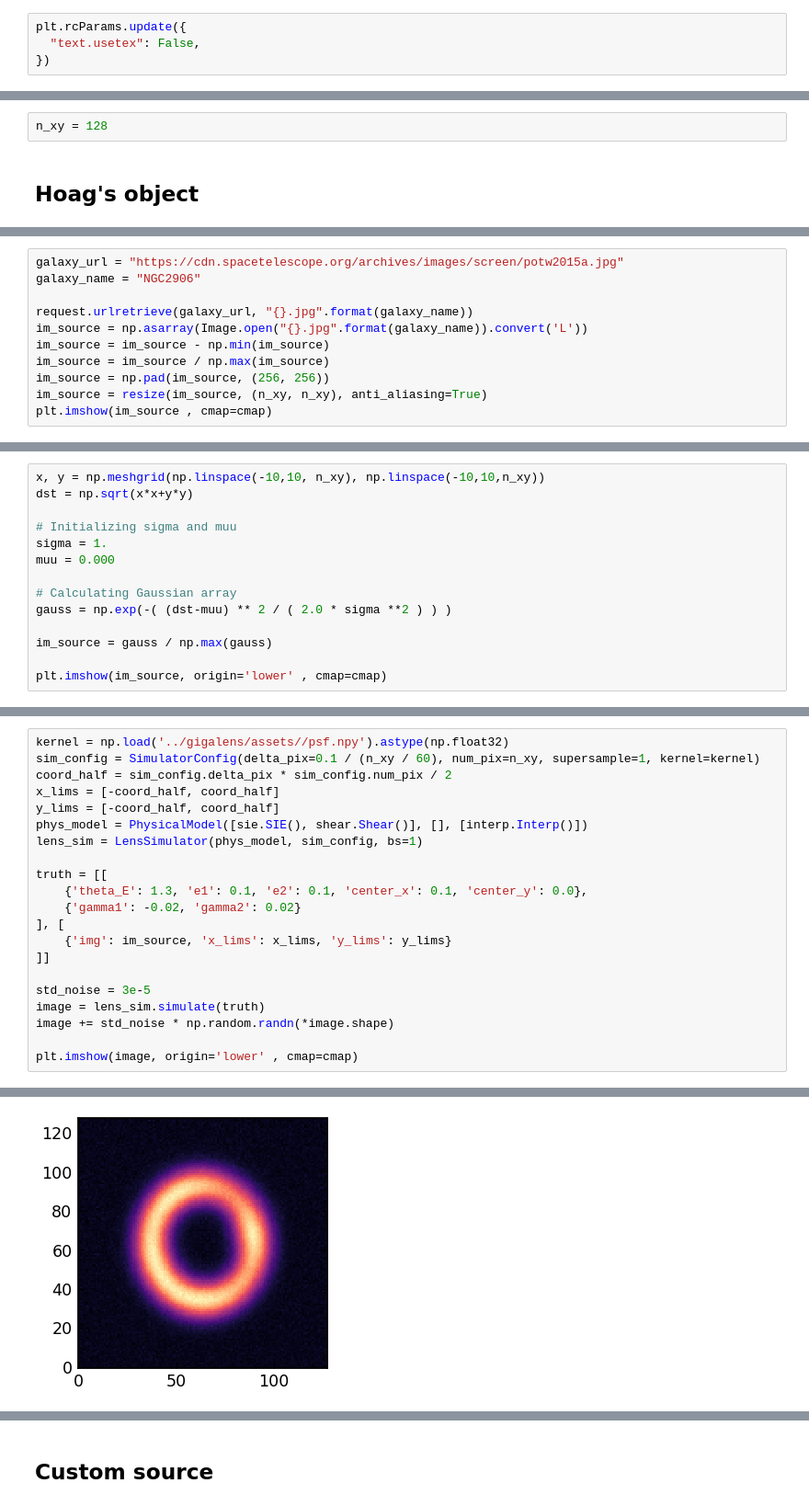
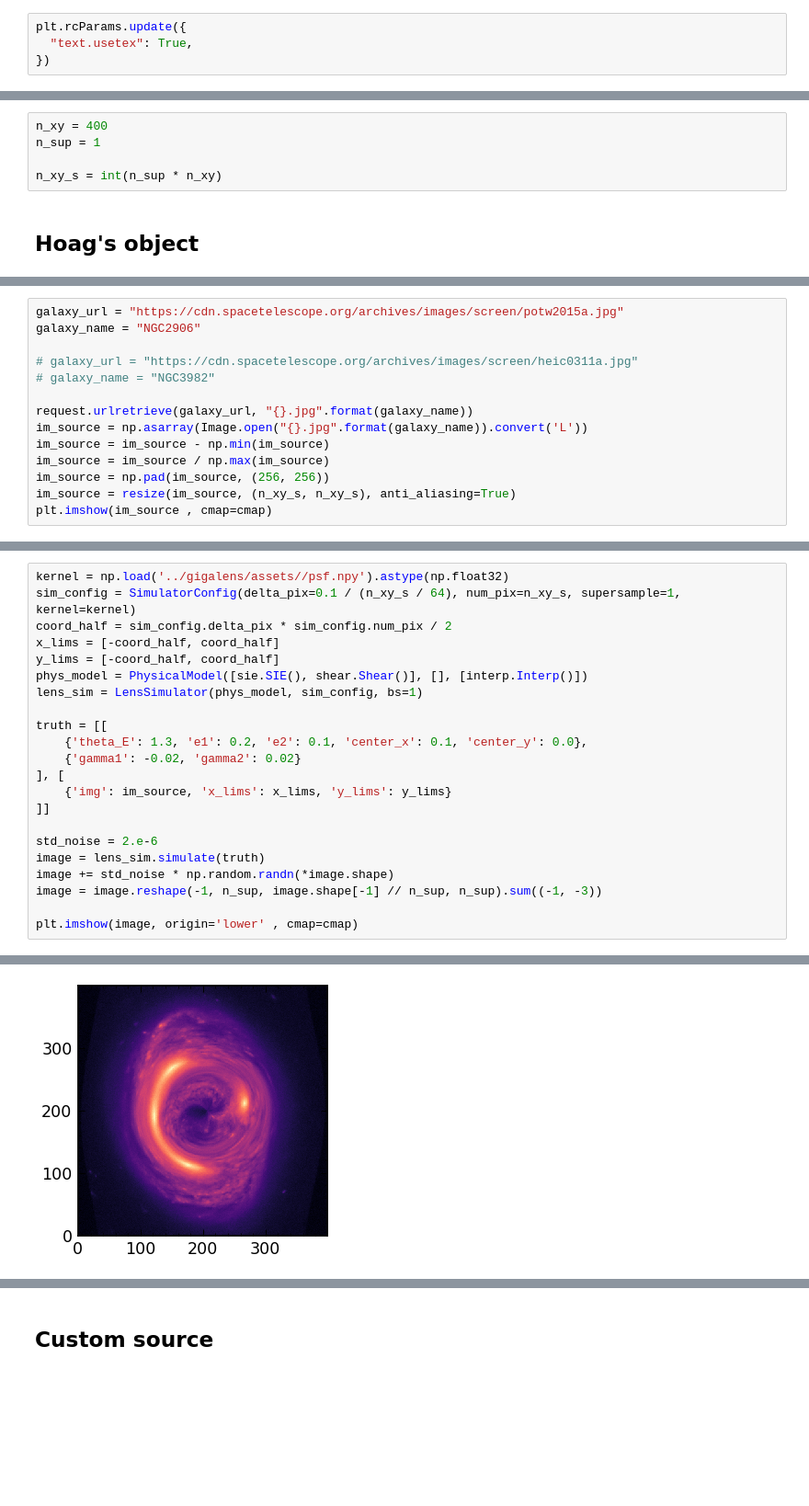
Before and after one commit to smsharma/lensing-neural-fields, a Jupyter notebook: notebooks/nerf_probabilistic_gigalens.ipynb, the cells around one changed output, grey strips where cells are left out. Shown at 92% size. Saved outputs shown, nothing was run; the diff lists cells and outputs as text; blank space fills up the shorter version.

```diff
--- a/notebooks/nerf_probabilistic_gigalens.ipynb
+++ b/notebooks/nerf_probabilistic_gigalens.ipynb
@@ -101,12 +67,15 @@ from gigalens.jax.profiles.light import sersic, interp
 from gigalens.jax.profiles.mass import epl, shear, sie
 # %%
 plt.rcParams.update({
-  "text.usetex": False,
+  "text.usetex": True,
 })
 # %%
 cmap = 'magma'
 # %%
-n_xy = 128
+n_xy = 400
+n_sup = 1
+
+n_xy_s = int(n_sup * n_xy)
 # %% [markdown]
 ## Hoag's object
 # %%
@@ -126,13 +91,16 @@ WARNING:matplotlib.font_manager:findfont: Font family ['serif'] not found. Falli
 # %%
 galaxy_url = "https://cdn.spacetelescope.org/archives/images/screen/potw2015a.jpg"
 galaxy_name = "NGC2906"
+
+# galaxy_url = "https://cdn.spacetelescope.org/archives/images/screen/heic0311a.jpg"
+# galaxy_name = "NGC3982"
 
 request.urlretrieve(galaxy_url, "{}.jpg".format(galaxy_name))
 im_source = np.asarray(Image.open("{}.jpg".format(galaxy_name)).convert('L'))
 im_source = im_source - np.min(im_source)
 im_source = im_source / np.max(im_source)
 im_source = np.pad(im_source, (256, 256))
-im_source = resize(im_source, (n_xy, n_xy), anti_aliasing=True)
+im_source = resize(im_source, (n_xy_s, n_xy_s), anti_aliasing=True)
 plt.imshow(im_source , cmap=cmap)
 # %% [output]
 <matplotlib.image.AxesImage at 0x...>
@@ -140,14 +107,0 @@ plt.imshow(im_source , cmap=cmap)
-# %%
-x, y = np.meshgrid(np.linspace(-10,10, n_xy), np.linspace(-10,10,n_xy))
-dst = np.sqrt(x*x+y*y)
-
-# Initializing sigma and muu
-sigma = 1.
-muu = 0.000
-
-# Calculating Gaussian array
-gauss = np.exp(-( (dst-muu) ** 2 / ( 2.0 * sigma **2 ) ) )
-
-im_source = gauss / np.max(gauss)
-
-plt.imshow(im_source, origin='lower' , cmap=cmap)
@@ -164,24 +110,25 @@ kernel /= np.sum(kernel)
 # %%
 kernel = np.load('../gigalens/assets//psf.npy').astype(np.float32)
-sim_config = SimulatorConfig(delta_pix=0.1 / (n_xy / 60), num_pix=n_xy, supersample=1, kernel=kernel)
+sim_config = SimulatorConfig(delta_pix=0.1 / (n_xy_s / 64), num_pix=n_xy_s, supersample=1, kernel=kernel)
 coord_half = sim_config.delta_pix * sim_config.num_pix / 2
 x_lims = [-coord_half, coord_half]
 y_lims = [-coord_half, coord_half]
 phys_model = PhysicalModel([sie.SIE(), shear.Shear()], [], [interp.Interp()])
 lens_sim = LensSimulator(phys_model, sim_config, bs=1)
 
 truth = [[
-    {'theta_E': 1.3, 'e1': 0.1, 'e2': 0.1, 'center_x': 0.1, 'center_y': 0.0},
+    {'theta_E': 1.3, 'e1': 0.2, 'e2': 0.1, 'center_x': 0.1, 'center_y': 0.0},
     {'gamma1': -0.02, 'gamma2': 0.02}
 ], [
     {'img': im_source, 'x_lims': x_lims, 'y_lims': y_lims}
 ]]
 
-std_noise = 3e-5
+std_noise = 2.e-6
 image = lens_sim.simulate(truth)
 image += std_noise * np.random.randn(*image.shape)
+image = image.reshape(-1, n_sup, image.shape[-1] // n_sup, n_sup).sum((-1, -3))
 
 plt.imshow(image, origin='lower' , cmap=cmap)
 # %% [output]
 <matplotlib.image.AxesImage at 0x...>
-[figure, old version]
+[figure, new version]
```
Also changed, not shown: parts of 57 cells of this notebook, 6 other files.
